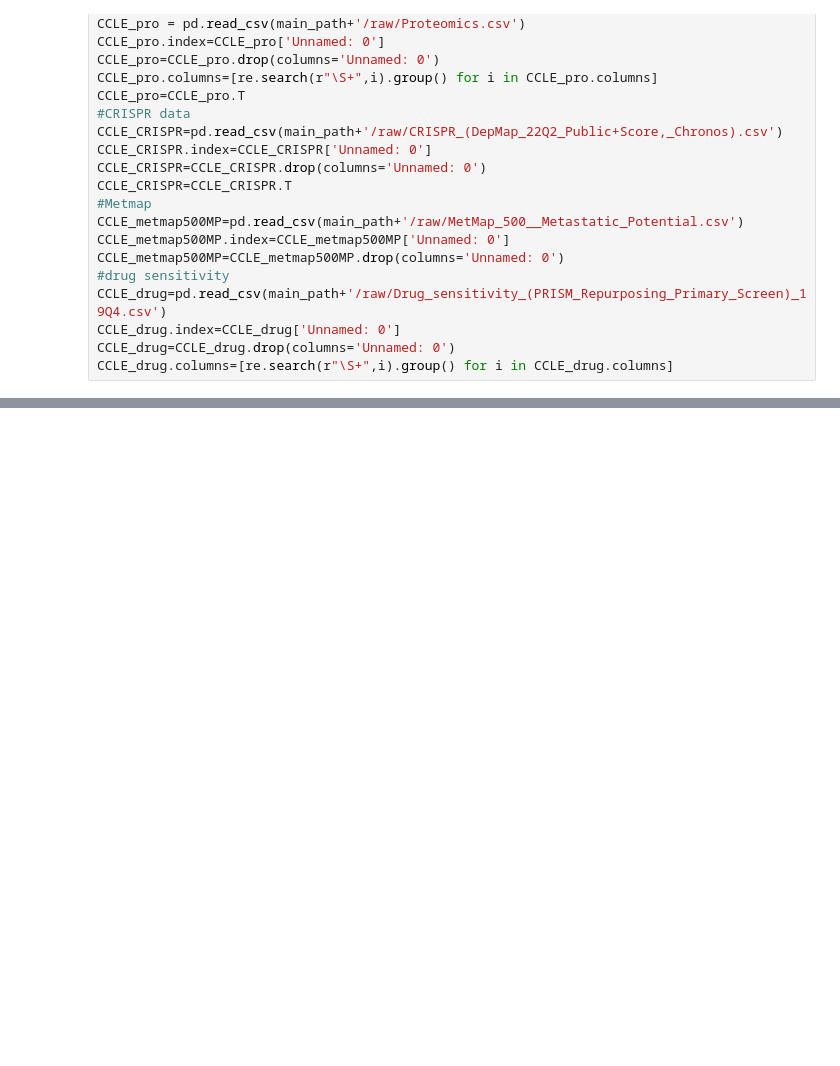
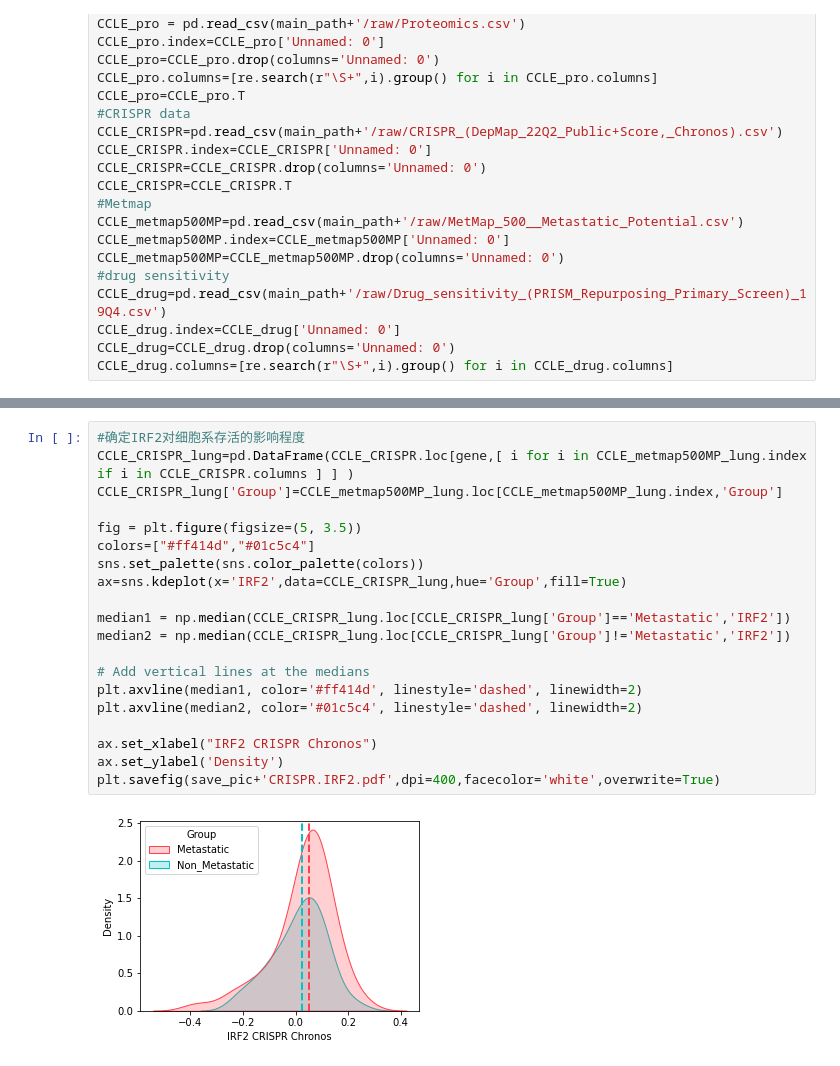
Before and after one commit to zwj0220/The-final-project-by-group1, a Jupyter notebook: main analysis.ipynb, the cells around one changed output, grey strips where cells are left out. Saved outputs shown, nothing was run; the diff lists cells and outputs as text; blank space fills up the shorter version.

```diff
--- a/main analysis.ipynb
+++ b/main analysis.ipynb
@@ -182,0 +292,22 @@ tf_lung=tf_lung
+# %%
+#确定IRF2对细胞系存活的影响程度
+CCLE_CRISPR_lung=pd.DataFrame(CCLE_CRISPR.loc[gene,[ i for i in CCLE_metmap500MP_lung.index if i in CCLE_CRISPR.columns ] ] )
+CCLE_CRISPR_lung['Group']=CCLE_metmap500MP_lung.loc[CCLE_metmap500MP_lung.index,'Group']
+
+fig = plt.figure(figsize=(5, 3.5))
+colors=["#ff414d","#01c5c4"]
+sns.set_palette(sns.color_palette(colors))
+ax=sns.kdeplot(x='IRF2',data=CCLE_CRISPR_lung,hue='Group',fill=True)
+
+median1 = np.median(CCLE_CRISPR_lung.loc[CCLE_CRISPR_lung['Group']=='Metastatic','IRF2'])
+median2 = np.median(CCLE_CRISPR_lung.loc[CCLE_CRISPR_lung['Group']!='Metastatic','IRF2'])
+
+# Add vertical lines at the medians
+plt.axvline(median1, color='#ff414d', linestyle='dashed', linewidth=2)
+plt.axvline(median2, color='#01c5c4', linestyle='dashed', linewidth=2)
+
+ax.set_xlabel("IRF2 CRISPR Chronos")
+ax.set_ylabel('Density')
+plt.savefig(save_pic+'CRISPR.IRF2.pdf',dpi=400,facecolor='white',overwrite=True)
+# %% [output]
+[figure, added]
```
Also changed, not shown: parts of 27 cells of this notebook, 2 other files.
